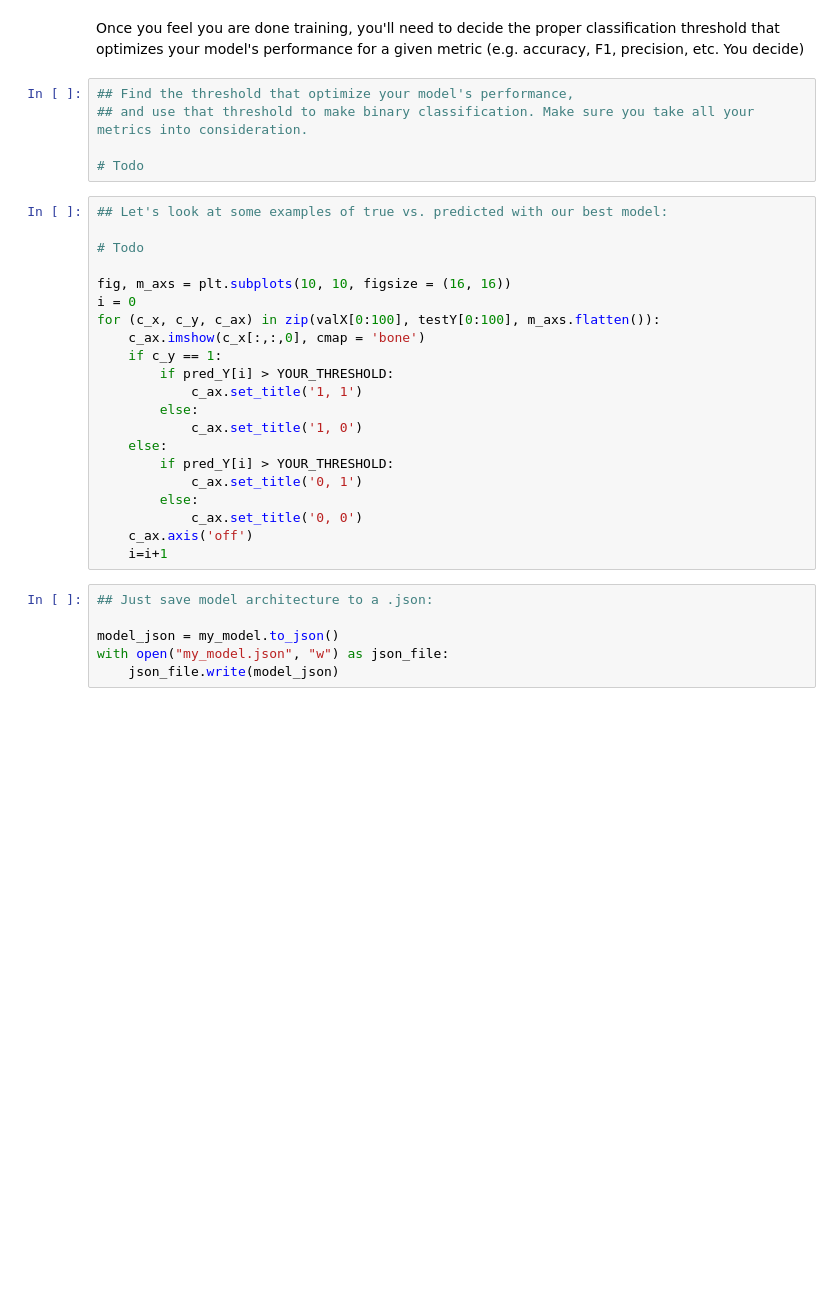
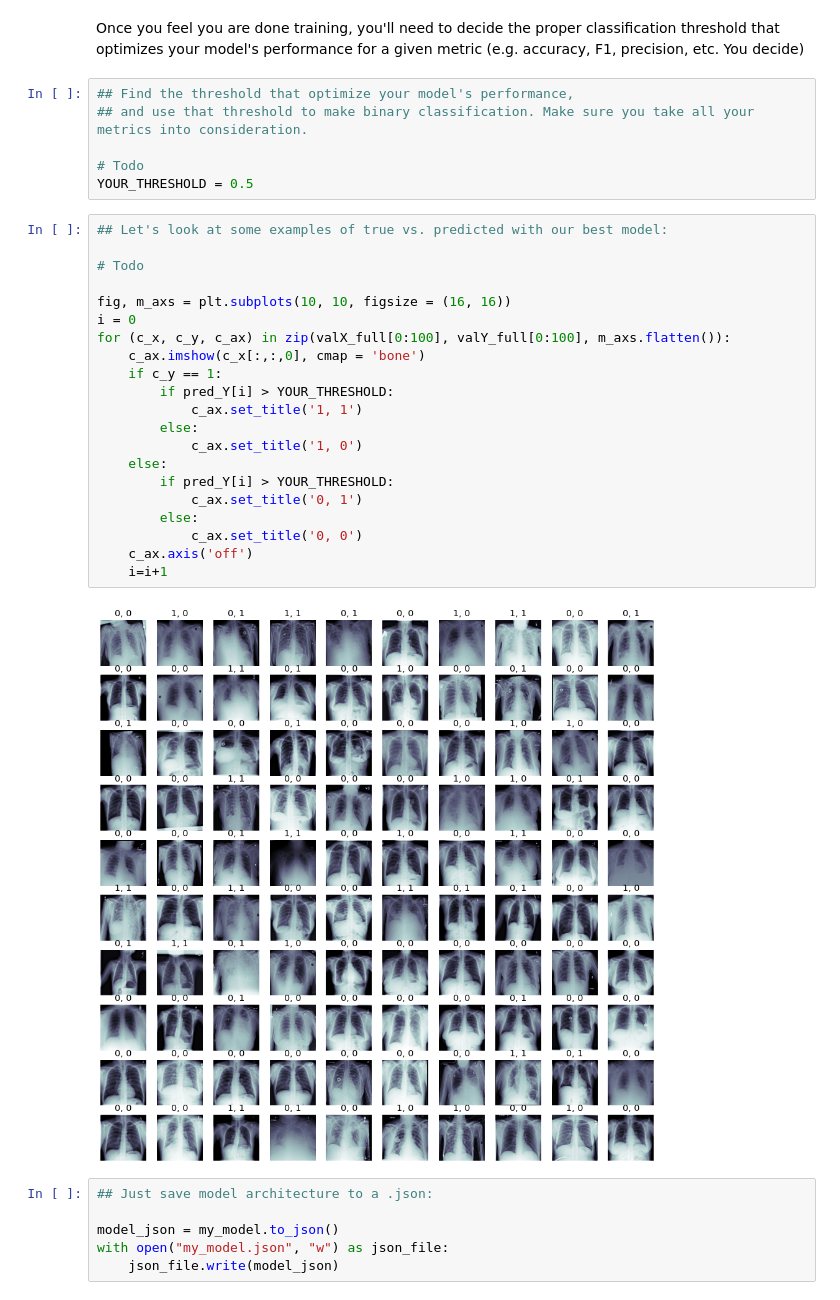
Before and after one commit to chaithanyatenneti/AI_2D_Imaging, a Jupyter notebook: Build and train model.ipynb, the cells around one changed output. Saved outputs shown, nothing was run; the diff lists cells and outputs as text; blank space fills up the shorter version.

```diff
--- a/Build and train model.ipynb
+++ b/Build and train model.ipynb
@@ -371,27 +465,30 @@ Once you feel you are done training, you'll need to decide the proper classifica
 ## and use that threshold to make binary classification. Make sure you take all your metrics into consideration.
 
 # Todo
+YOUR_THRESHOLD = 0.5
 # %%
 ## Let's look at some examples of true vs. predicted with our best model:
 
 # Todo
 
 fig, m_axs = plt.subplots(10, 10, figsize = (16, 16))
 i = 0
-for (c_x, c_y, c_ax) in zip(valX[0:100], testY[0:100], m_axs.flatten()):
+for (c_x, c_y, c_ax) in zip(valX_full[0:100], valY_full[0:100], m_axs.flatten()):
     c_ax.imshow(c_x[:,:,0], cmap = 'bone')
     if c_y == 1:
         if pred_Y[i] > YOUR_THRESHOLD:
             c_ax.set_title('1, 1')
         else:
             c_ax.set_title('1, 0')
     else:
         if pred_Y[i] > YOUR_THRESHOLD:
             c_ax.set_title('0, 1')
         else:
             c_ax.set_title('0, 0')
     c_ax.axis('off')
     i=i+1
+# %% [output]
+[figure, added]
 # %%
 ## Just save model architecture to a .json:
 
```
Also changed, not shown: parts of 17 cells of this notebook.
